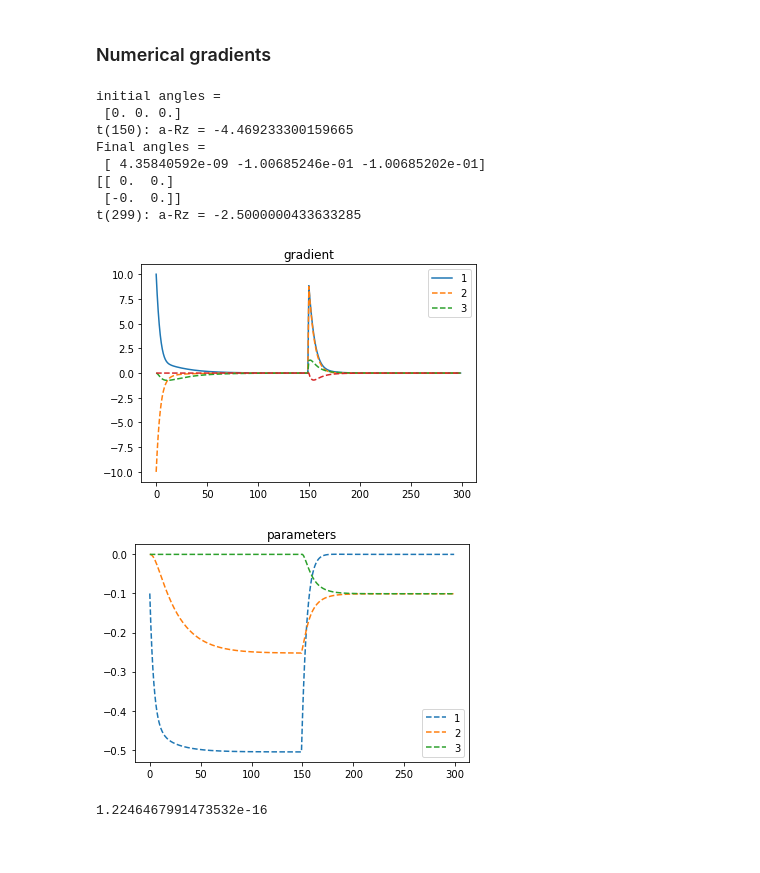
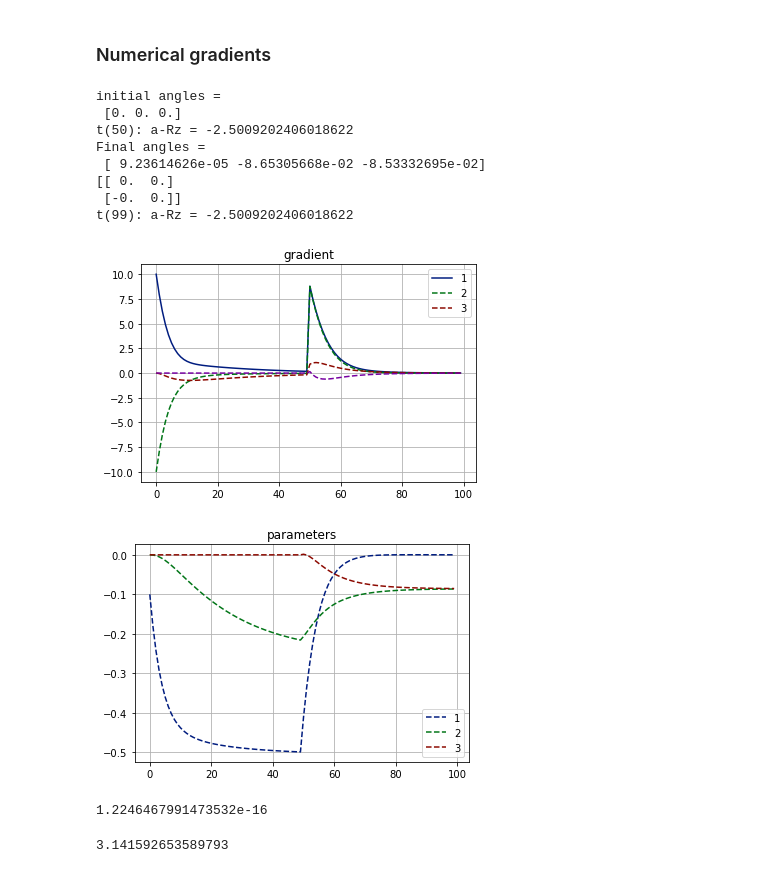
Before and after one commit to AndreuMatoses/scalable-collision-avoidance-RL, a Jupyter notebook: tests.ipynb, the cells around one changed output. Drawn from its saved outputs; the diff is of its cells as text; code cells hidden in the pictures.

```diff
--- a/tests.ipynb
+++ b/tests.ipynb
@@ -4,6 +4,21 @@
 
 import numpy as np
 import matplotlib.pyplot as plt
+plt.style.use('seaborn-dark-palette')
+tex_fonts = {
+    # Use LaTeX to write all text
+    #     "text.usetex": True,
+    "font.family": "sans-serif",
+    # Use 10pt font in plots, to match 10pt font in document
+    "axes.labelsize": 10,
+    "font.size": 10,
+    # Make the legend/label fonts a little smaller
+    "legend.fontsize": 10,
+    "xtick.labelsize": 10,
+    "ytick.labelsize": 10
+}
+
+plt.rcParams.update(tex_fonts)
 import drone_env
 from drone_env import *
 from tqdm import tqdm, trange
@@ -458,7 +476,7 @@ z = np.array([[2,0,0,1,0,-1]]).T
 a = np.array([[2,0.0]]).T
 Ni=[1,2]
 idx = np.arange(1,int(z_dim/dim+1))<=len(Ni)
-T = 300
+T = 100
 
 policy = NormalPolicy(z_dim,dim, anp.array([[0.2,0],[0,0.2]]))
 
@@ -485,39 +503,45 @@ print("Final angles = \n",policy.parameters)
 
 variable = params[-1,:]
 R0 = anp.array([[anp.cos(variable[0]), -anp.sin(variable[0])],[anp.sin(variable[0]),anp.cos(variable[0])]])*idx[0]
 R1 = anp.array([[anp.cos(variable[1]), -anp.sin(variable[1])],[anp.sin(variable[1]),anp.cos(variable[1])]])*idx[1]
 R2 = anp.array([[anp.cos(variable[2]), -anp.sin(variable[2])],[anp.sin(variable[2]),anp.cos(variable[2])]])*idx[2]
 print(R2)
 R = anp.concatenate((R0,R1,R2),1)
 
 print(f"t({t}): a-Rz = {(-1/2*(a- R @ z).T @ np.linalg.inv(policy.Sigma) @ (a- R @ z))[0,0]}")
 
 plt.figure()
 # plt.plot(range(T),grad_norms)
 plt.plot(range(T),grad_norms,range(T),grads,"--")
 plt.legend(["1","2","3"])
+plt.grid()
 plt.title("gradient")
 plt.show()
 
 plt.figure()
 style = ["--","--","--"]
 for i in range(3):
     plt.plot(range(T),params[:,i],style[i],)
 plt.legend(["1","2","3"])
+plt.grid()
 plt.title("parameters")
 plt.show()
 # %% [output]
 initial angles =
  [0. 0. 0.]
-t(150): a-Rz = -4.469233300159665
+t(50): a-Rz = -2.5009202406018622
 Final angles =
- [ 4.35840592e-09 -1.00685246e-01 -1.00685202e-01]
+ [ 9.23614626e-05 -8.65305668e-02 -8.53332695e-02]
 [[ 0.  0.]
  [-0.  0.]]
-t(299): a-Rz = -2.5000000433633285
+t(99): a-Rz = -2.5009202406018622
-[figure, old version]
+[figure, new version]
-[figure, old version]
+[figure, new version]
 # %%
 np.sin(np.pi)
 # %% [output]
 1.2246467991473532e-16
+# %%
+anp.pi
+# %% [output]
+3.141592653589793
```
Also changed, not shown: parts of 1 cell of this notebook, 9 other files.
